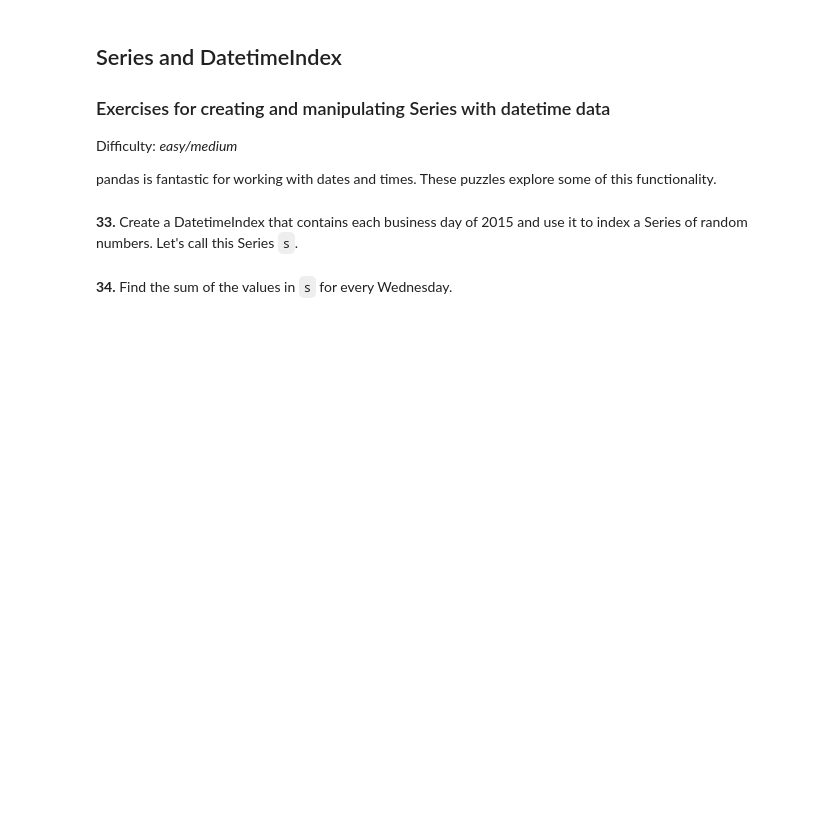
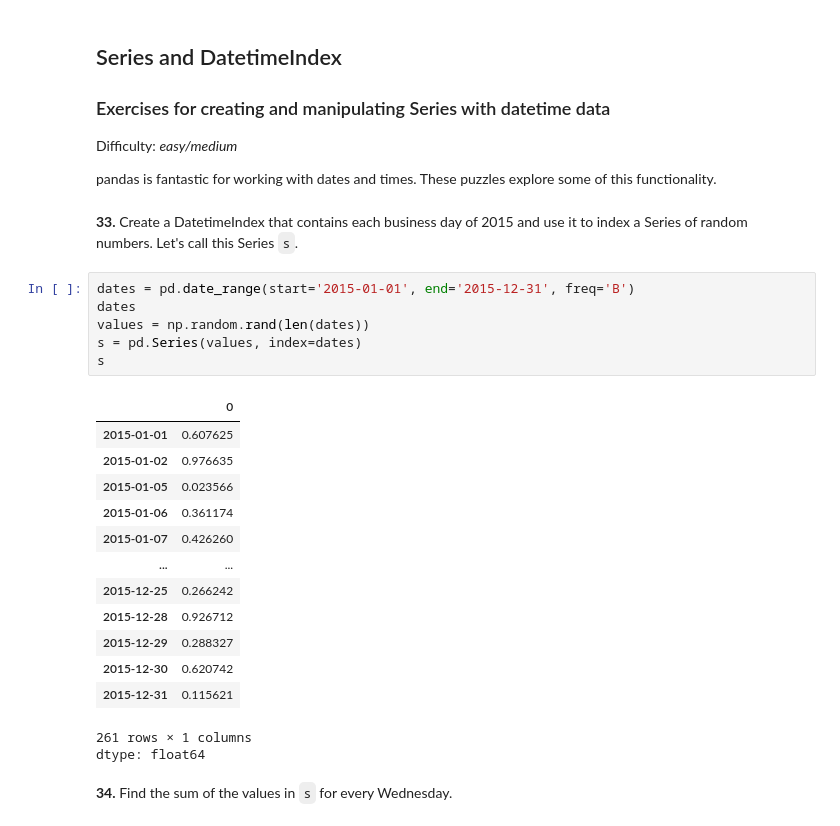
Before and after one commit to shubhamsharma666/100-pandas-puzzles, a Jupyter notebook: 100-pandas-puzzles.ipynb, the cells around one changed output. Cells and saved outputs as stored; diff of their text form; blank space fills up the shorter version.

```diff
--- a/100-pandas-puzzles.ipynb
+++ b/100-pandas-puzzles.ipynb
@@ -760,6 +760,27 @@ Difficulty: *easy/medium*
 pandas is fantastic for working with dates and times. These puzzles explore some of this functionality.
 # %% [markdown]
 **33.** Create a DatetimeIndex that contains each business day of 2015 and use it to index a Series of random numbers. Let's call this Series `s`.
+# %%
+dates = pd.date_range(start='2015-01-01', end='2015-12-31', freq='B')
+dates
+values = np.random.rand(len(dates))
+s = pd.Series(values, index=dates)
+s
+# %% [output]
+|  | 0 |
+| 2015-01-01 | 0.607625 |
+| 2015-01-02 | 0.976635 |
+| 2015-01-05 | 0.023566 |
+| 2015-01-06 | 0.361174 |
+| 2015-01-07 | 0.426260 |
+| ... | ... |
+| 2015-12-25 | 0.266242 |
+| 2015-12-28 | 0.926712 |
+| 2015-12-29 | 0.288327 |
+| 2015-12-30 | 0.620742 |
+| 2015-12-31 | 0.115621 |
+261 rows × 1 columns
+dtype: float64
 # %% [markdown]
 **34.** Find the sum of the values in `s` for every Wednesday.
 # %% [markdown]
```
